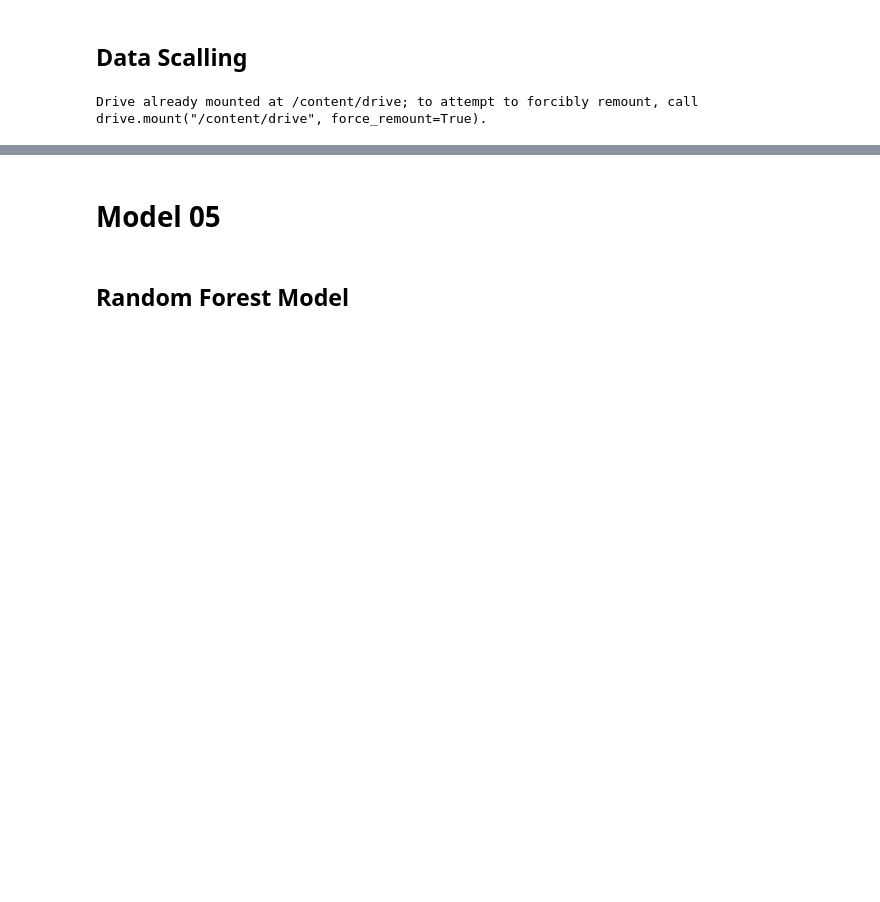
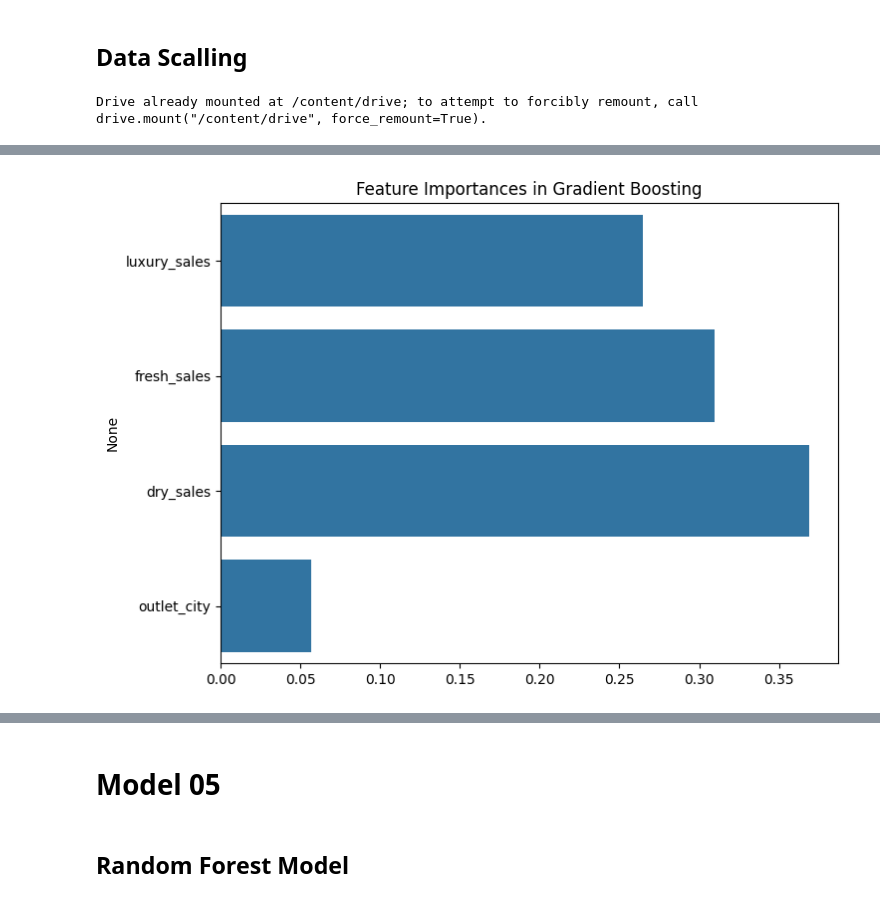
Before and after one commit to DSPL-Project-Group-B10/Models-, a Jupyter notebook: DSPL_Models.ipynb, the cells around one changed output, grey strips where cells are left out. Saved outputs shown, nothing was run; the diff lists cells and outputs as text; code cells hidden in the pictures; blank space fills up the shorter version.

```diff
--- a/DSPL_Models.ipynb
+++ b/DSPL_Models.ipynb
@@ -33,0 +133,12 @@ df.to_csv("/content/drive/MyDrive/Colab Data Files/Data Science Project Lifecycl
+# %%
+##importance plot
+## shows which features contribute most to predictions
+import seaborn as sns
+importances = gbc_model.feature_importances_
+features = x.columns
+plt.figure(figsize=(8,6))
+sns.barplot(x=importances, y=features)
+plt.title("Feature Importances in Gradient Boosting")
+plt.show()
+# %% [output]
+[figure, added]
```
Also changed, not shown: parts of 24 cells of this notebook.
